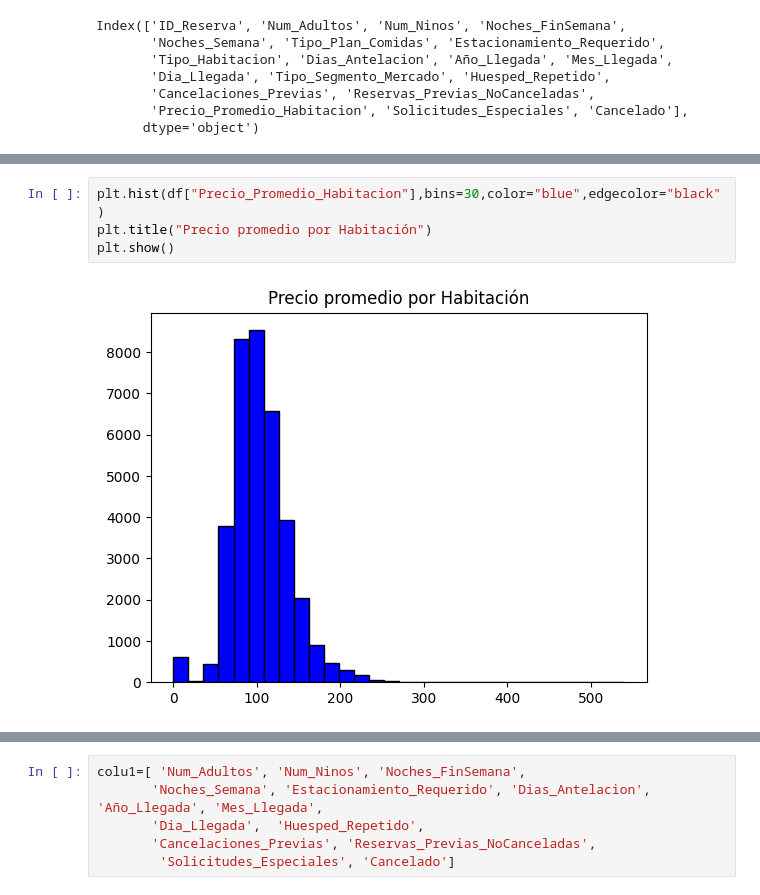
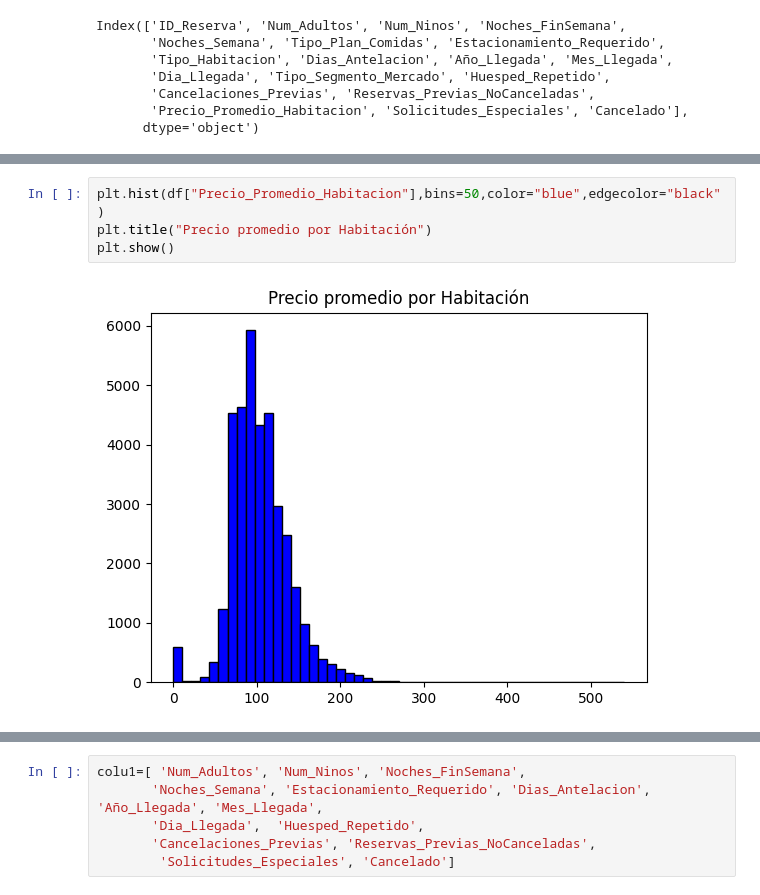
Before and after one commit to jarsmp37/progavan, a Jupyter notebook: datascience/Conceptos1.ipynb, the cells around one changed output, grey strips where cells are left out. Cells and saved outputs as stored; diff of their text form.

```diff
--- a/datascience/Conceptos1.ipynb
+++ b/datascience/Conceptos1.ipynb
@@ -192,6 +233,6 @@ memory usage: 5.3+ MB
 # %%
-plt.hist(df["Precio_Promedio_Habitacion"],bins=30,color="blue",edgecolor="black")
+plt.hist(df["Precio_Promedio_Habitacion"],bins=50,color="blue",edgecolor="black")
 plt.title("Precio promedio por Habitación")
 plt.show()
 # %% [output]
-[figure, old version]
+[figure, new version]
```
Also changed, not shown: parts of 36 cells of this notebook, 10 other files.
